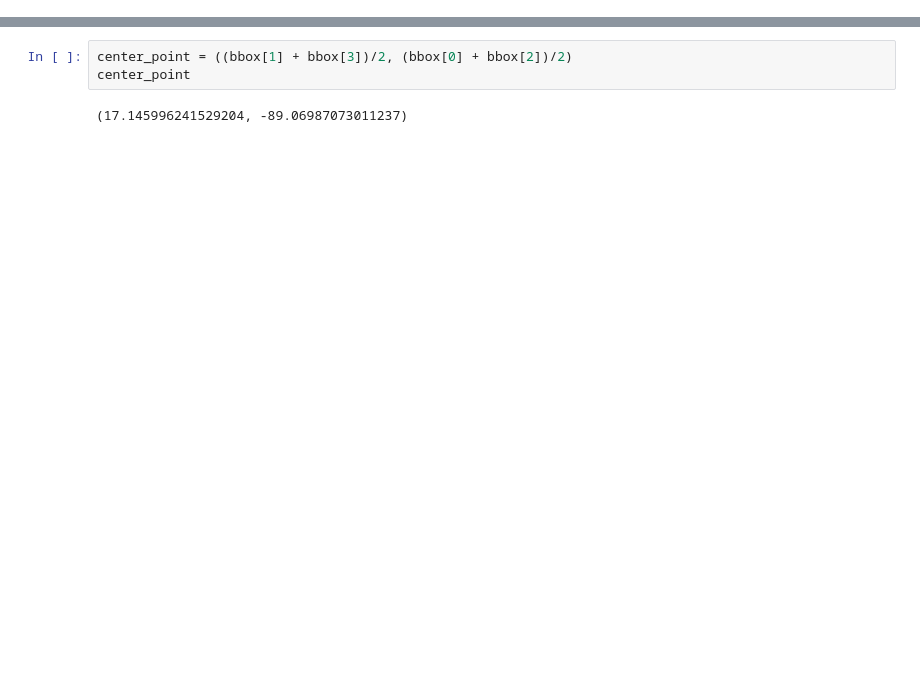
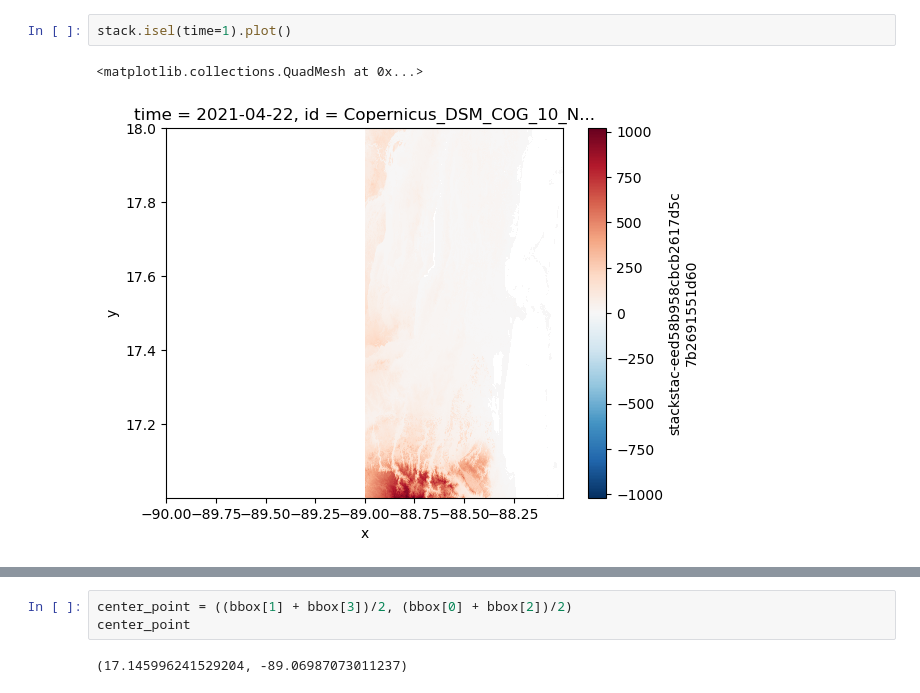
Before and after one commit to developmentseed/amazon-asdi, a Jupyter notebook: examples/cop-dem-glo-30/cop-dem-glo-30-stac-access.ipynb, the cells around one changed output, grey strips where cells are left out. Drawn from its saved outputs; the diff is of its cells as text; blank space fills up the shorter version.

```diff
--- a/examples/cop-dem-glo-30/cop-dem-glo-30-stac-access.ipynb
+++ b/examples/cop-dem-glo-30/cop-dem-glo-30-stac-access.ipynb
@@ -34,0 +117,5 @@ stack.plot()
+# %%
+stack.isel(time=1).plot()
+# %% [output]
+<matplotlib.collections.QuadMesh at 0x...>
+[figure, added]
```
Also changed, not shown: parts of 25 cells of this notebook.
